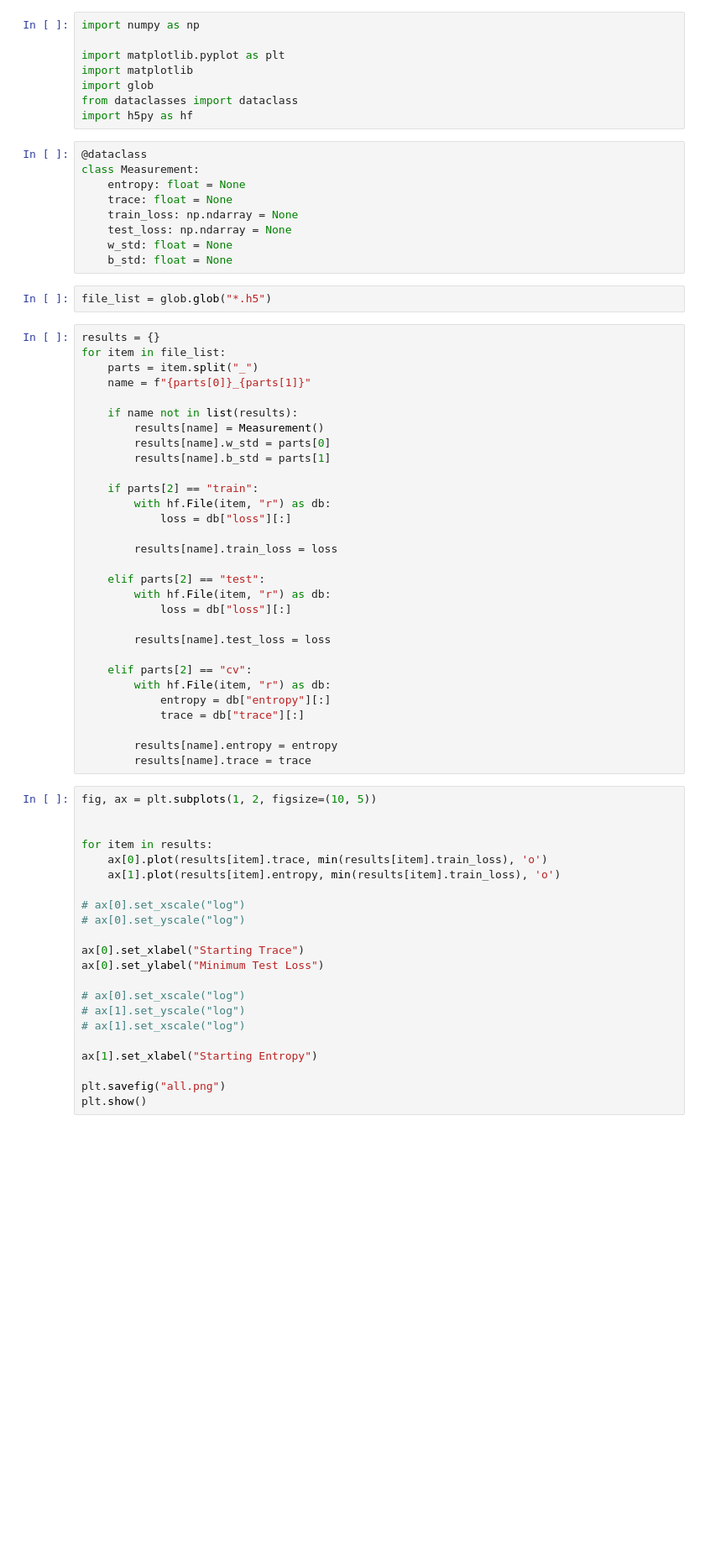
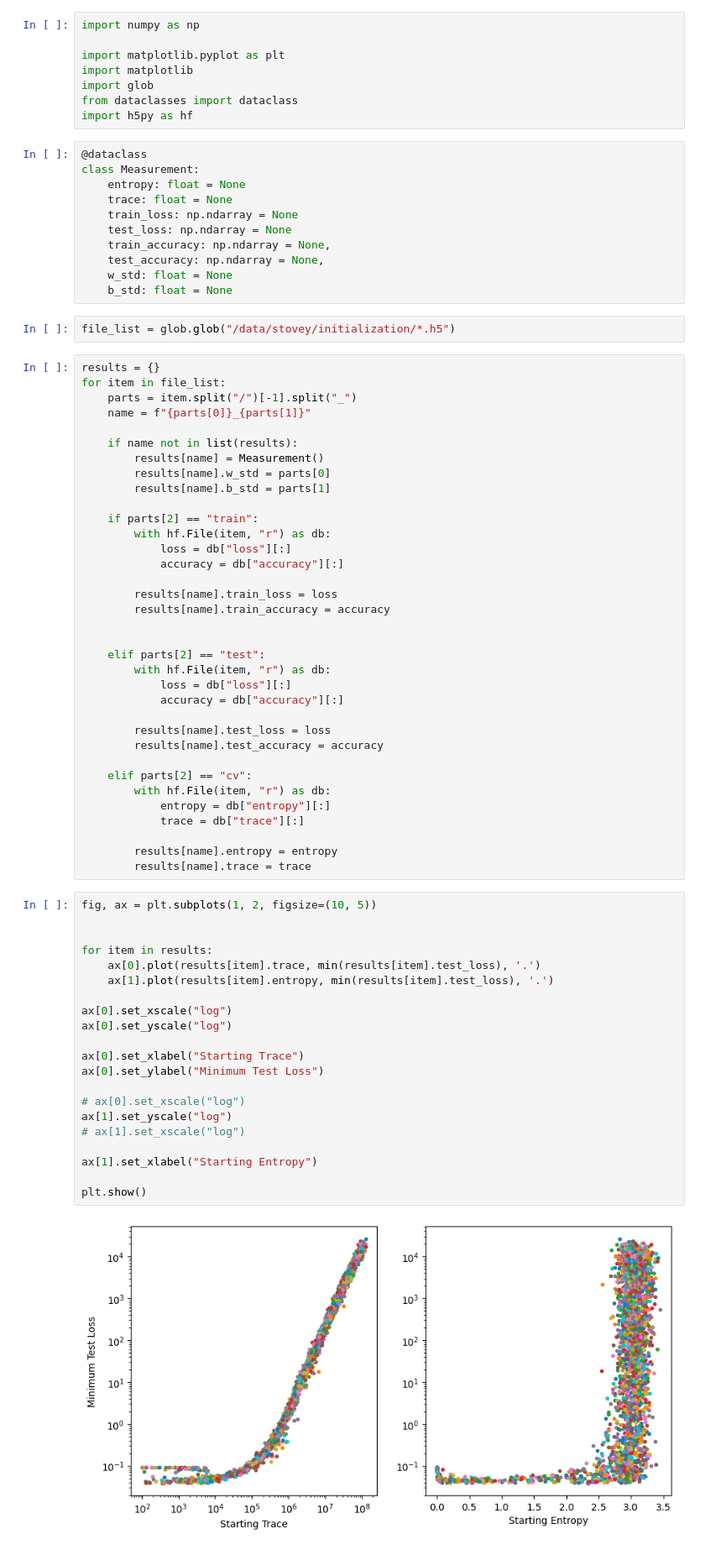
Before and after one commit to SamTov/projects, a Jupyter notebook: theoml-lab/initialization-study/analysis.ipynb, the cells around one changed output. Shown at 84% size. Cells and saved outputs as stored; diff of their text form; blank space fills up the shorter version.

```diff
--- a/theoml-lab/initialization-study/analysis.ipynb
+++ b/theoml-lab/initialization-study/analysis.ipynb
@@ -13,14 +13,16 @@ class Measurement:
     trace: float = None
     train_loss: np.ndarray = None
     test_loss: np.ndarray = None
+    train_accuracy: np.ndarray = None,
+    test_accuracy: np.ndarray = None,
     w_std: float = None
     b_std: float = None
 # %%
-file_list = glob.glob("*.h5")
+file_list = glob.glob("/data/stovey/initialization/*.h5")
 # %%
 results = {}
 for item in file_list:
-    parts = item.split("_")
+    parts = item.split("/")[-1].split("_")
     name = f"{parts[0]}_{parts[1]}"
 
     if name not in list(results):
@@ -31,14 +33,19 @@ for item in file_list:
     if parts[2] == "train":
         with hf.File(item, "r") as db:
             loss = db["loss"][:]
+            accuracy = db["accuracy"][:]
 
         results[name].train_loss = loss
+        results[name].train_accuracy = accuracy
+
 
     elif parts[2] == "test":
         with hf.File(item, "r") as db:
             loss = db["loss"][:]
+            accuracy = db["accuracy"][:]
 
         results[name].test_loss = loss
+        results[name].test_accuracy = accuracy
 
     elif parts[2] == "cv":
         with hf.File(item, "r") as db:
@@ -50,24 +57,25 @@ for item in file_list:
 # %%
 fig, ax = plt.subplots(1, 2, figsize=(10, 5))
 
 
 for item in results:
-    ax[0].plot(results[item].trace, min(results[item].train_loss), 'o')
-    ax[1].plot(results[item].entropy, min(results[item].train_loss), 'o')
+    ax[0].plot(results[item].trace, min(results[item].test_loss), '.')
+    ax[1].plot(results[item].entropy, min(results[item].test_loss), '.')
 
-# ax[0].set_xscale("log")
-# ax[0].set_yscale("log")
+ax[0].set_xscale("log")
+ax[0].set_yscale("log")
 
 ax[0].set_xlabel("Starting Trace")
 ax[0].set_ylabel("Minimum Test Loss")
 
 # ax[0].set_xscale("log")
-# ax[1].set_yscale("log")
+ax[1].set_yscale("log")
 # ax[1].set_xscale("log")
 
 ax[1].set_xlabel("Starting Entropy")
 
-plt.savefig("all.png")
 plt.show()
+# %% [output]
+[figure, added]
 # %%
 fig, ax = plt.subplots(figsize=(10, 5))
```
Also changed, not shown: parts of 3 cells of this notebook, 1 other file.
